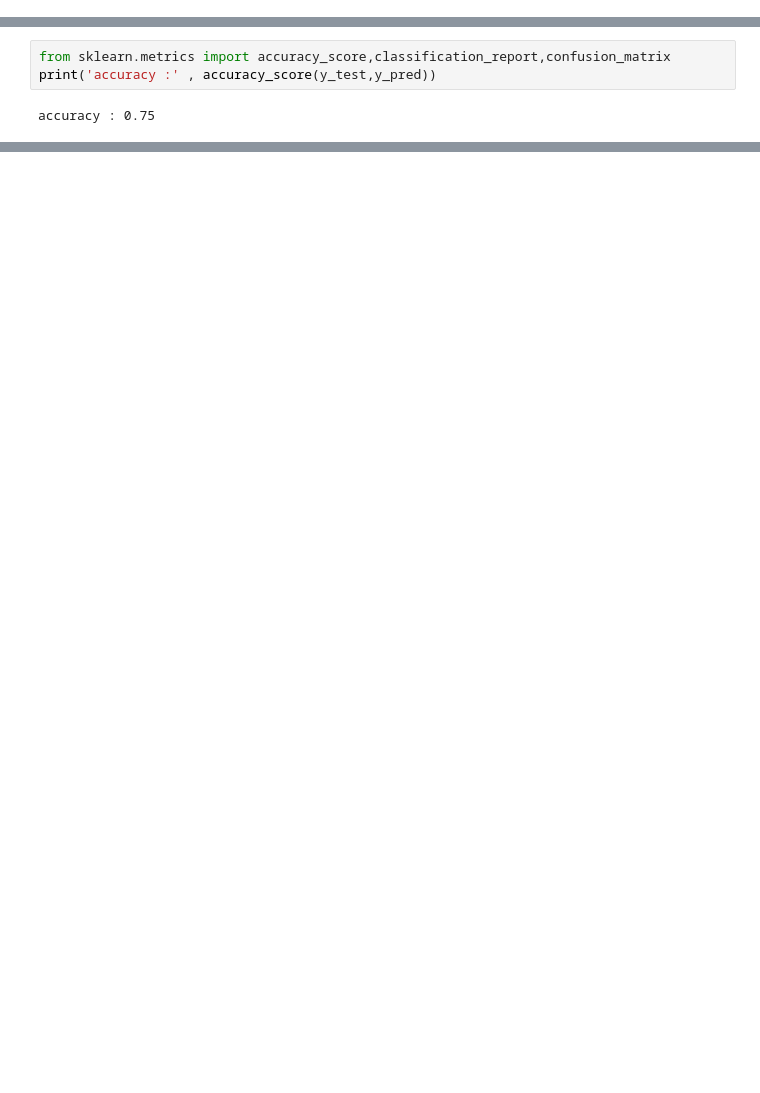
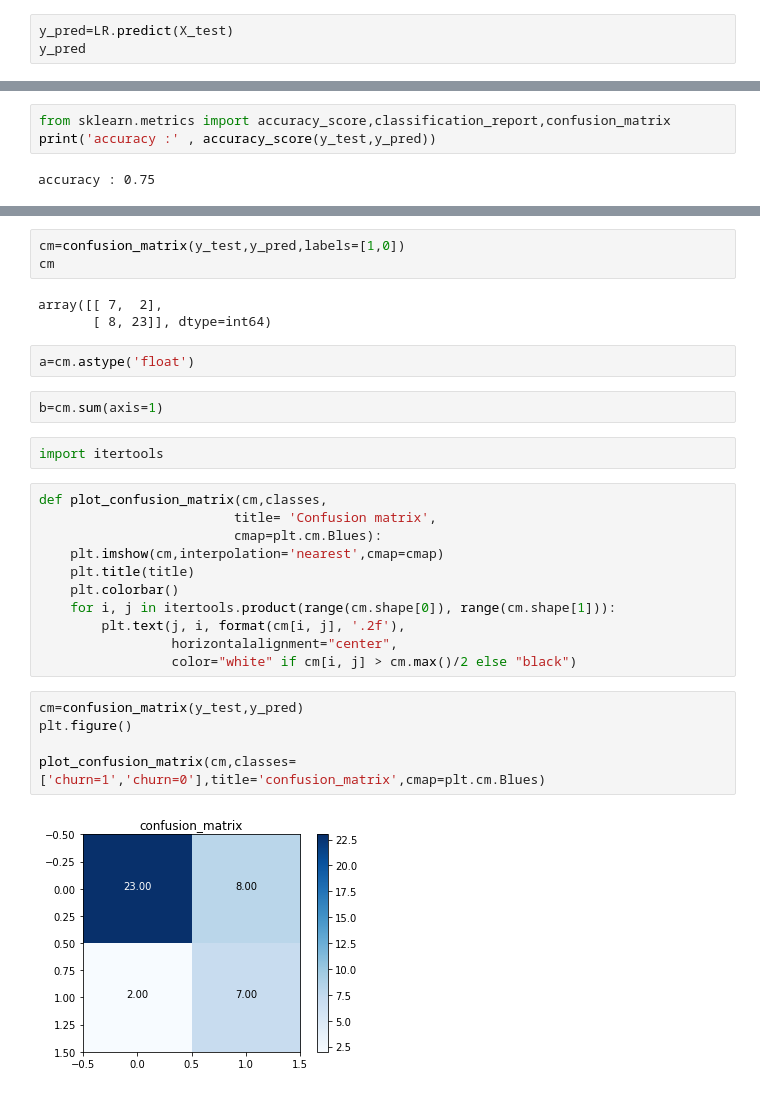
Before and after one commit to Umesh92x/Customer_Churn, a Jupyter notebook: customer_churn.ipynb, the cells around one changed output, grey strips where cells are left out. Drawn from its saved outputs; the diff is of its cells as text; blank space fills up the shorter version.

```diff
--- a/customer_churn.ipynb
+++ b/customer_churn.ipynb
@@ -133,0 +134,3 @@ array([[0.54, 0.46],
+# %%
+y_pred=LR.predict(X_test)
+y_pred
@@ -143,2 +150,32 @@ from sklearn.metrics import jaccard_similarity_scoraccard_similarity_score(y_tes
 # %% [output]
 0.75
+# %%
+cm=confusion_matrix(y_test,y_pred,labels=[1,0])
+cm
+# %% [output]
+array([[ 7,  2],
+       [ 8, 23]], dtype=int64)
+# %%
+a=cm.astype('float')
+# %%
+b=cm.sum(axis=1)
+# %%
+import itertools
+# %%
+def plot_confusion_matrix(cm,classes,
+                         title= 'Confusion matrix',
+                         cmap=plt.cm.Blues):
+    plt.imshow(cm,interpolation='nearest',cmap=cmap)
+    plt.title(title)
+    plt.colorbar()
+    for i, j in itertools.product(range(cm.shape[0]), range(cm.shape[1])):
+        plt.text(j, i, format(cm[i, j], '.2f'),
+                 horizontalalignment="center",
+                 color="white" if cm[i, j] > cm.max()/2 else "black")
+# %%
+cm=confusion_matrix(y_test,y_pred)
+plt.figure()
+
+plot_confusion_matrix(cm,classes=['churn=1','churn=0'],title='confusion_matrix',cmap=plt.cm.Blues)
+# %% [output]
+[figure, added]
```
Also changed, not shown: parts of 7 cells of this notebook.
